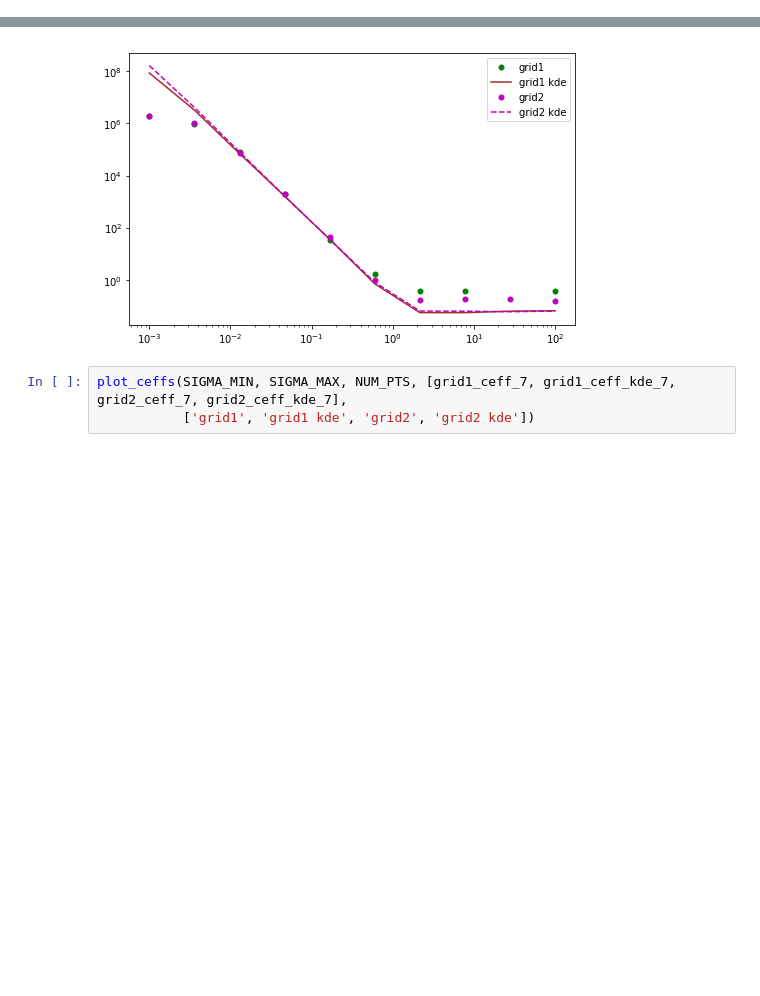
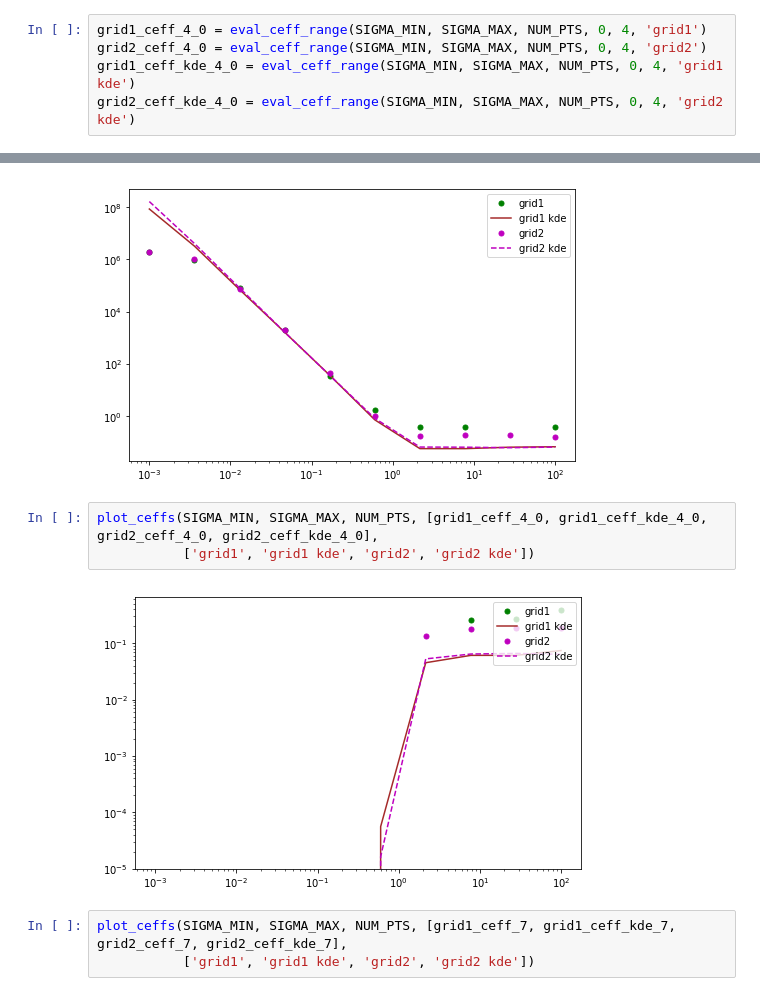
Before and after one commit to ramyarangan/numerical_ceff, a Jupyter notebook: ceff_calculations.ipynb, the cells around one changed output, grey strips where cells are left out. Saved outputs shown, nothing was run; the diff lists cells and outputs as text; blank space fills up the shorter version.

```diff
--- a/ceff_calculations.ipynb
+++ b/ceff_calculations.ipynb
@@ -807,3 +854,8 @@ grid2_ceff_kde_4 = eval_ceff_range(SIGMA_MIN, SIGMA_MAX, NUM_PTS, np.pi/2, 4, 'g
 7.742636826811277
 27.825594022071257
 100.0
+# %%
+grid1_ceff_4_0 = eval_ceff_range(SIGMA_MIN, SIGMA_MAX, NUM_PTS, 0, 4, 'grid1')
+grid2_ceff_4_0 = eval_ceff_range(SIGMA_MIN, SIGMA_MAX, NUM_PTS, 0, 4, 'grid2')
+grid1_ceff_kde_4_0 = eval_ceff_range(SIGMA_MIN, SIGMA_MAX, NUM_PTS, 0, 4, 'grid1 kde')
+grid2_ceff_kde_4_0 = eval_ceff_range(SIGMA_MIN, SIGMA_MAX, NUM_PTS, 0, 4, 'grid2 kde')
@@ -839,6 +910,11 @@ plot_ceffs(SIGMA_MIN, SIGMA_MAX, NUM_PTS, [grid1_ceff_4, grid1_ceff_kde_4, grid2
            ['grid1', 'grid1 kde', 'grid2', 'grid2 kde'])
 # %% [output]
 [figure]
+# %%
+plot_ceffs(SIGMA_MIN, SIGMA_MAX, NUM_PTS, [grid1_ceff_4_0, grid1_ceff_kde_4_0, grid2_ceff_4_0, grid2_ceff_kde_4_0],
+           ['grid1', 'grid1 kde', 'grid2', 'grid2 kde'])
+# %% [output]
+[figure, added]
 # %%
 plot_ceffs(SIGMA_MIN, SIGMA_MAX, NUM_PTS, [grid1_ceff_7, grid1_ceff_kde_7, grid2_ceff_7, grid2_ceff_kde_7],
            ['grid1', 'grid1 kde', 'grid2', 'grid2 kde'])
```
Also changed, not shown: parts of 8 cells of this notebook.
